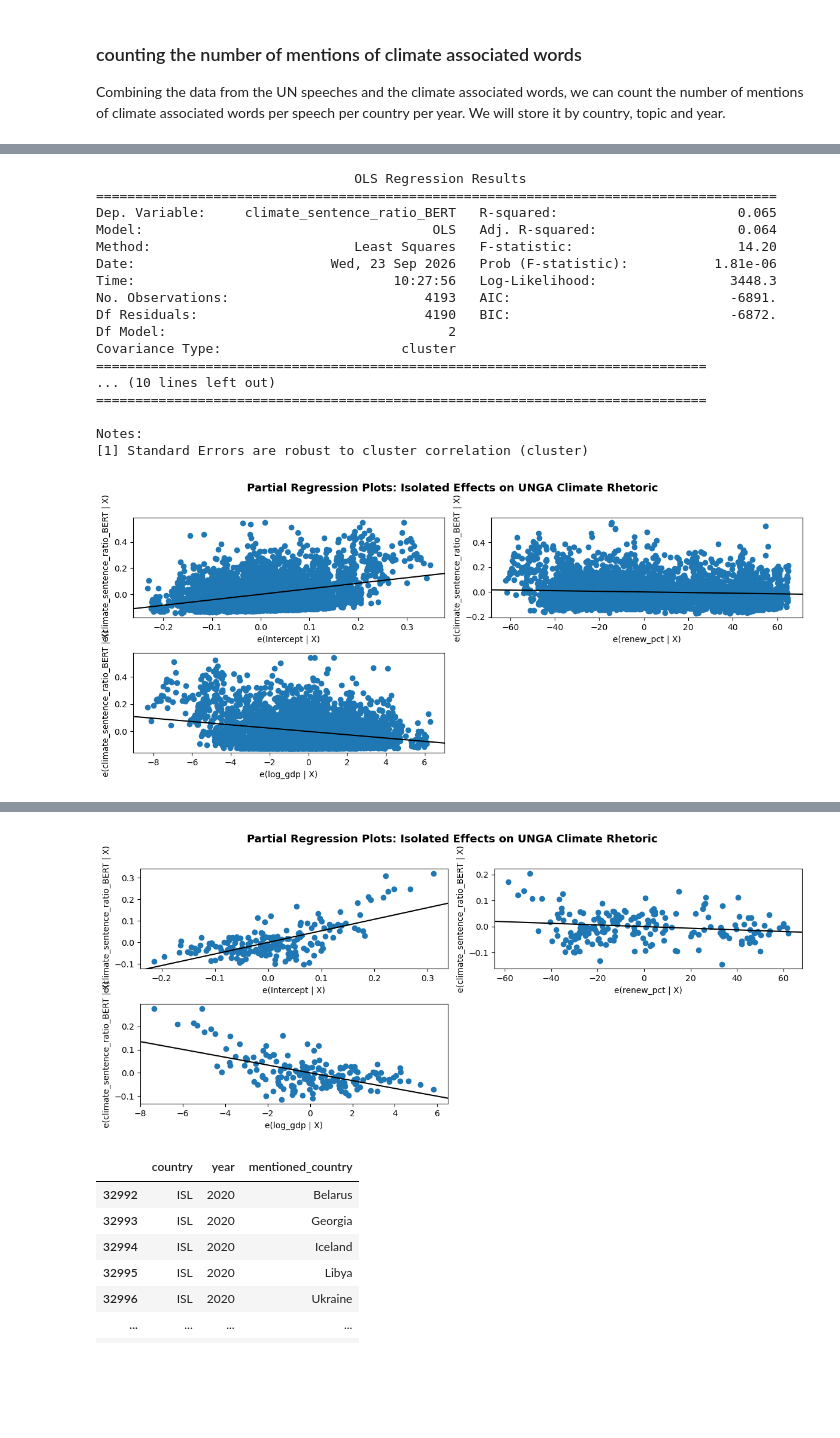
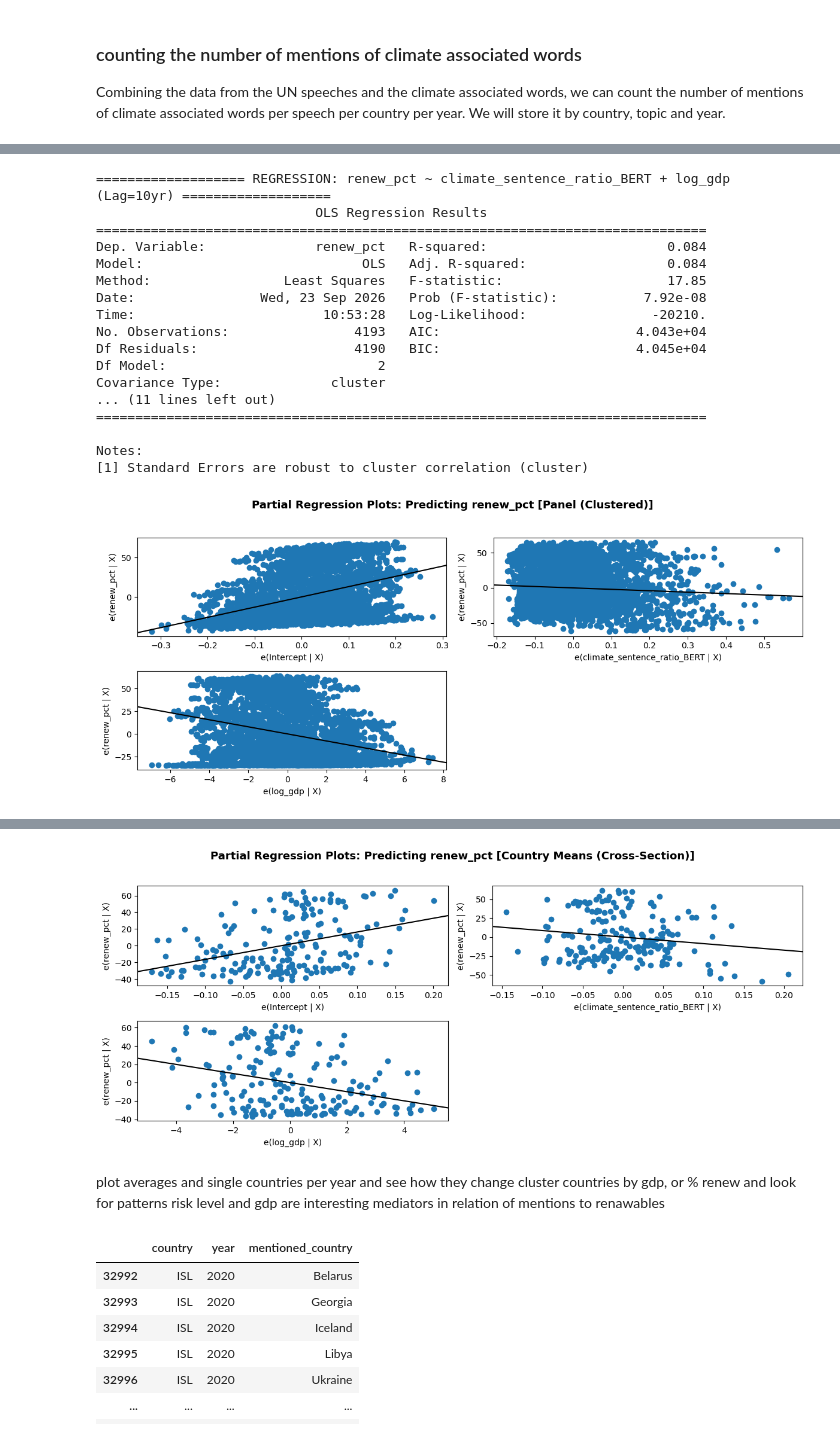
Before and after one commit to jacobgroot/FDS, a Jupyter notebook: analysis.ipynb, the cells around one changed output, grey strips where cells are left out. Drawn from its saved outputs; the diff is of its cells as text; code cells hidden in the pictures; blank space fills up the shorter version.

```diff
--- a/analysis.ipynb
+++ b/analysis.ipynb
@@ -57,7 +57,7 @@ climate_words_dict = {"greenhouse_gases_and_emissions": [
         "radiative forcing", "albedo effect", "feedback loop", "tipping point",
         "keeling curve", "ocean acidification", "paleoclimatology", "antarctic ice sheet",
         "arctic sea ice", "permafrost thawing", "glacier retreat", "thermohaline circulation",
-        "el nino", "la nina", "enso", "polar vortex"
+        "el nino", "la nina", "enso", "polar vortex", "climate change"
     ],
     "extreme_weather_and_impacts": [
         "sea level rise", "storm surge", "coastal erosion", "flash drought",
@@ -452,52 +443,49 @@ def prepare_climate_renew_data(df_climate_panel, df_renew_wide, lag_years=1, sta
 
     return df_merged
 
+def run_climate_renew_regression(df_model, speech_col="climate_sentence_ratio", target_col="renew_pct", lag_years=10, plot_=True, mean=False):
+    """
+    Predicts renewable energy % from climate speech rhetoric and log_gdp.
+    Automatically applies clustered standard errors for panel data, and HC1 for cross-sectional means.
+    """
+    formula = f"{target_col} ~ {speech_col} + log_gdp"
+    model = smf.ols(formula=formula, data=df_model).fit(cov_type="cluster", cov_kwds={"groups": df_model["country"]})
 
-def run_climate_renew_regression(df_model, lag_years=1, plot_=True):
-    """
-    Runs OLS with clustered robust standard errors (clustered by country) and plots the regression line.
-    Use clustered by country because we have multiple observations per country and want to account for within-country correlation in the error terms.
-    """
-    model = smf.ols(formula="climate_sentence_ratio_BERT ~ renew_pct + log_gdp", data=df_model).fit(cov_type="cluster", cov_kwds={"groups": df_model["country"]})
+
+    print(f"=================== REGRESSION: {['mean ' if mean else ''][0]}{target_col} ~ {speech_col} + log_gdp (Lag={lag_years}yr) ===================")
     print(model.summary())
 
     if plot_:
-
         fig = plt.figure(figsize=(12, 5))
         sm.graphics.plot_partregress_grid(model, fig=fig)
-
-        plt.suptitle(
-            "Partial Regression Plots: Isolated Effects on UNGA Climate Rhetoric",
-            fontsize=13,
-            fontweight="bold",
-            y=1.02,
-        )
+        title_suffix = "Panel (Clustered)" if not mean else "Country Means (Cross-Section)"
+        plt.suptitle(f"Partial Regression Plots: Predicting {target_col} [{title_suffix}]", fontsize=13, fontweight="bold", y=1.02)
         plt.tight_layout()
         plt.show()
+
+    return model
 # %%
-
-
-df_panel = prepare_climate_renew_data(df_climate_panel=df_climate_panel, df_renew_wide=renewable_energy,lag_years=10, start_year=1970, end_year=2022,)
-df_model = pd.merge( df_panel, df_gdp_clean[["country", "year", "log_gdp"]], on=["country", "year"], how="inner")
-df_model_mean = df_model.groupby("country").mean().reset_index().drop(columns=["year", "year_renew", "year_for_merge"])
-run_climate_renew_regression(df_model=df_model, lag_years=10, plot_=True)
-run_climate_renew_regression(df_model=df_model_mean, lag_years=10, plot_=True)
+df_panel = prepare_climate_renew_data(df_climate_panel=df_climate_panel, df_renew_wide=renewable_energy, lag_years=10, start_year=1970, end_year=2022)
+df_model = pd.merge(df_panel, df_gdp_clean[["country", "year", "log_gdp"]], on=["country", "year"], how="inner").dropna(subset=["renew_pct", "log_gdp", "climate_sentence_ratio_BERT"])
+df_model_mean = df_model.groupby("country")[["climate_sentence_ratio_BERT", "renew_pct", "log_gdp"]].mean().reset_index()
+model_panel = run_climate_renew_regression(df_model=df_model, speech_col="climate_sentence_ratio_BERT", target_col="renew_pct", lag_years=10, plot_=True)
+model_mean = run_climate_renew_regression(df_model=df_model_mean, speech_col="climate_sentence_ratio_BERT", target_col="renew_pct", lag_years=10, plot_=True, mean=True)
 # %% [output]
-                                 OLS Regression Results
-=======================================================================================
-Dep. Variable:     climate_sentence_ratio_BERT   R-squared:                       0.065
-Model:                                     OLS   Adj. R-squared:                  0.064
-Method:                          Least Squares   F-statistic:                     14.20
-Date:                         Wed, 23 Sep 2026   Prob (F-statistic):           1.81e-06
-Time:                                 10:27:56   Log-Likelihood:                 3448.3
-No. Observations:                         4193   AIC:                            -6891.
-Df Residuals:                             4190   BIC:                            -6872.
-Df Model:                                    2
-Covariance Type:                       cluster
+=================== REGRESSION: renew_pct ~ climate_sentence_ratio_BERT + log_gdp (Lag=10yr) ===================
+                            OLS Regression Results
 ==============================================================================
-... (10 lines left out)
+Dep. Variable:              renew_pct   R-squared:                       0.084
+Model:                            OLS   Adj. R-squared:                  0.084
+Method:                 Least Squares   F-statistic:                     17.85
+Date:                Wed, 23 Sep 2026   Prob (F-statistic):           7.92e-08
+Time:                        10:53:28   Log-Likelihood:                -20210.
+No. Observations:                4193   AIC:                         4.043e+04
+Df Residuals:                    4190   BIC:                         4.045e+04
+Df Model:                           2
+Covariance Type:              cluster
+... (11 lines left out)
 ==============================================================================
 
 Notes:
 [1] Standard Errors are robust to cluster correlation (cluster)
-[figure, old version]
+[figure, new version]
@@ -518,7 +506,11 @@ Covariance Type:                       cluster
 
 Notes:
 [1] Standard Errors are robust to cluster correlation (cluster)
-[figure, old version]
+[figure, new version]
+# %% [markdown]
+plot averages and single countries per year and see how they change
+cluster countries by gdp, or % renew and look for patterns
+risk level and gdp are interesting mediators in relation of mentions to renawables
 # %%
 # now we will count how often each country names other countries using country_list as check
 records = []
```
Also changed, not shown: parts of 3 cells of this notebook.
